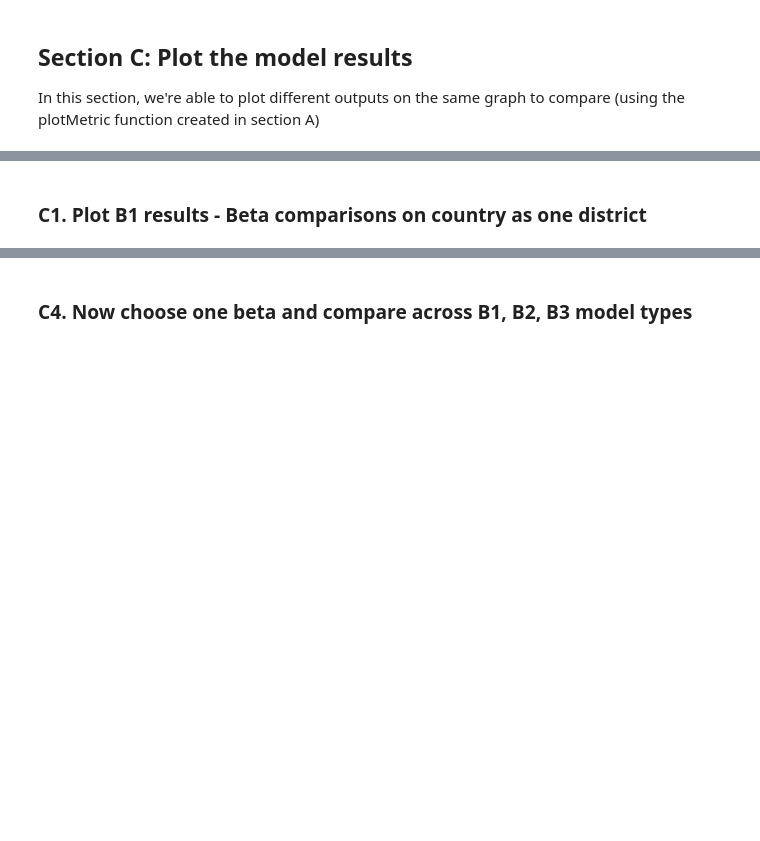
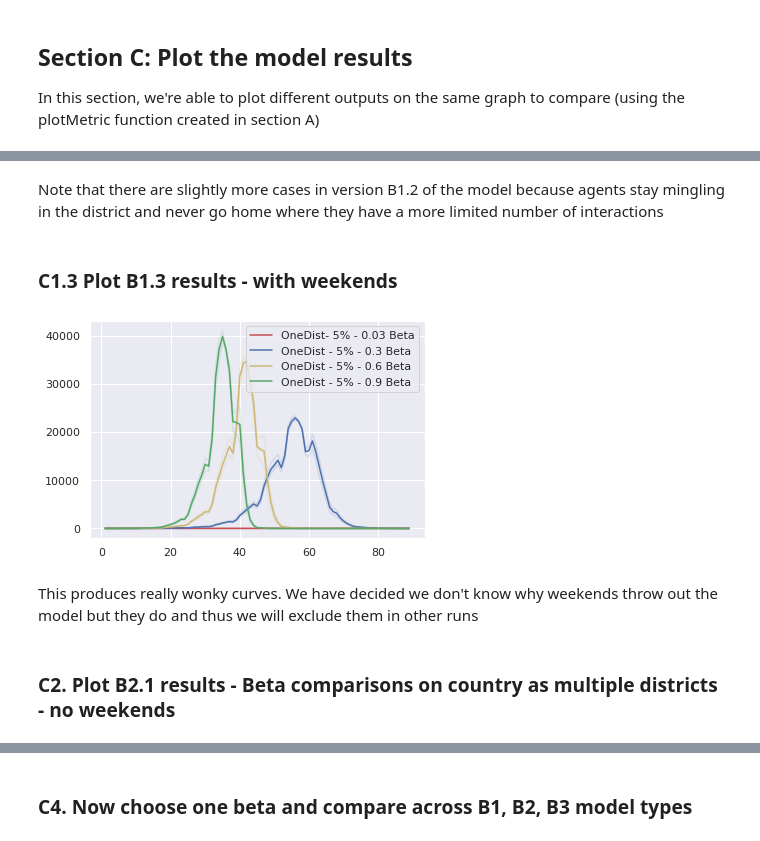
Before and after one commit to dime-worldbank/Disease-Modelling-SSA, a Jupyter notebook: notebooks/Verification of Model Functionality_v3.ipynb, the cells around one changed output, grey strips where cells are left out. Drawn from its saved outputs; the diff is of its cells as text; code cells hidden in the pictures; blank space fills up the shorter version.

```diff
--- a/notebooks/Verification of Model Functionality_v3.ipynb
+++ b/notebooks/Verification of Model Functionality_v3.ipynb
@@ -184,2 +289,35 @@ In this section, we're able to plot different outputs on the same graph to compa
+# %% [markdown]
+Note that there are slightly more cases in version B1.2 of the model because agents stay mingling in the district and never go home where they have a more limited number of interactions
+# %% [markdown]
+### C1.3 Plot B1.3 results - with weekends
+# %%
+path = "/home/wb488473/Disease-Modelling-SSA/data/verification/output/sweep/single_district/"
+#path = "/Users/swise/workspace/worldbank/Disease-Modelling-SSA/data/verification/single_district/"
+
+files = os.listdir(path)
+
+prefix = "sweep_default1Dist_betaComparison__agg_"
+prefix2 = "sweep_default1Dist_betaComparison__agg_"
+#prefix3 = ""
+
+line1 = plotMetric(files, prefix, "0.03.txt", ["metric_new_cases_sympt"],'r-', 0.15)
+line2 = plotMetric(files, prefix, "0.3.txt", ["metric_new_cases_sympt"], 'b-', 0.15)
+line3 = plotMetric(files, prefix, "0.6.txt", ["metric_new_cases_sympt"], 'y-', 0.15)
+line4 = plotMetric(files, prefix, "0.9.txt", ["metric_new_cases_sympt"], 'g-', 0.15)
+#line5 = plotMetric(files, prefix2, "0.1.txt", "metric_new_cases_sympt", 'g', 0.15)
+#line6 = plotMetric(files, prefix2, "0.05.txt", "metric_new_cases_sympt", 'y', 0.15)
+
+plt.plot(line1["myTime"][1:], line1['myLine'][1:], 'r', label="OneDist- 5% - 0.03 Beta")
+plt.plot(line2["myTime"][1:], line2['myLine'][1:], 'b', label="OneDist - 5% - 0.3 Beta")
+plt.plot(line3["myTime"][1:], line3['myLine'][1:], 'y', label="OneDist - 5% - 0.6 Beta")
+plt.plot(line4["myTime"][1:], line4['myLine'][1:], 'g', label="OneDist - 5% - 0.9 Beta")
+#plt.plot(line3["myTime"][1:], line3['myLine'][1:], 'g', label="Perfect Mixing - .10 Beta")
+plt.legend()
+
+plt.savefig(path + "1Dist_beta_comps_90days.png", dpi=300)
+# %% [output]
+[figure, added]
+# %% [markdown]
+This produces really wonky curves. We have decided we don't know why weekends throw out the model but they do and thus we will exclude them in other runs
 # %% [markdown]
-### C1. Plot B1 results - Beta comparisons on country as one district
+### C2. Plot B2.1 results - Beta comparisons on country as multiple districts - no weekends
```
Also changed, not shown: parts of 33 cells of this notebook.
